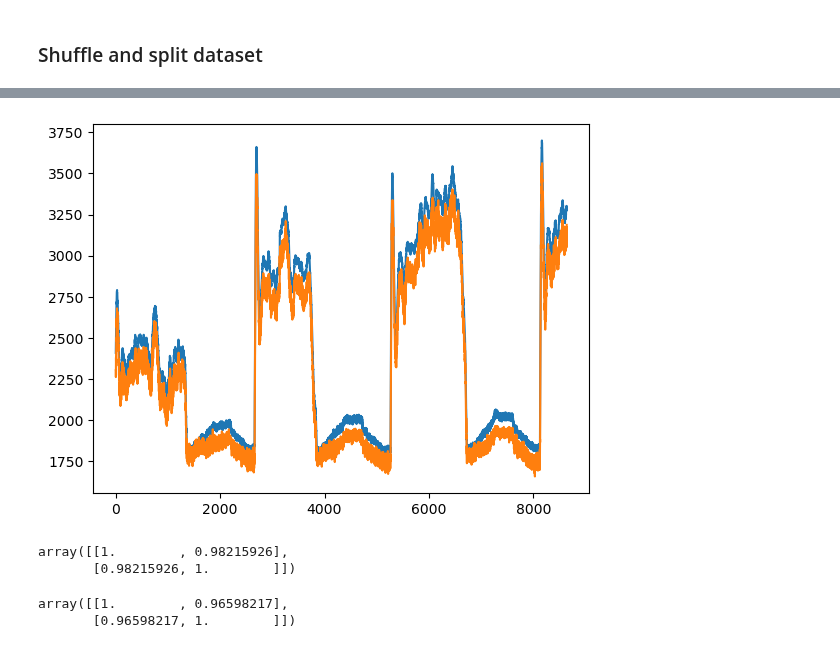
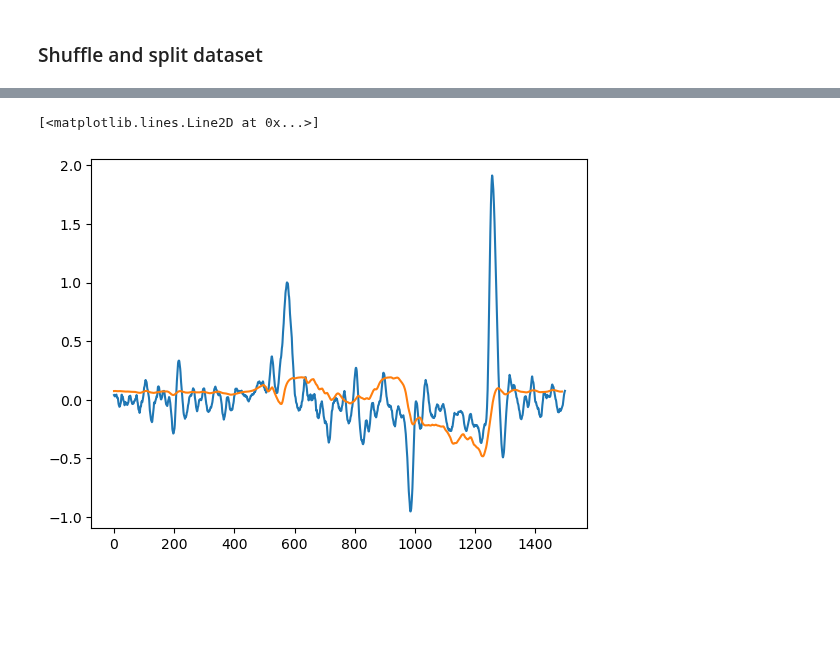
Before and after one commit to oStglnd/rise-gh, a Jupyter notebook: model/temp_model_v2.ipynb, the cells around one changed output, grey strips where cells are left out. Drawn from its saved outputs; the diff is of its cells as text; code cells hidden in the pictures; blank space fills up the shorter version.

Commit message:
Solid temp models!

```diff
--- a/model/temp_model_v2.ipynb
+++ b/model/temp_model_v2.ipynb
@@ -307,7 +406,6 @@ layerList = [
 # %%
 # lr = 0.005
 lr = 0.001
-model = tf.keras.models.Sequential(layers=layerList, name='model')
 model.compile(optimizer=tf.keras.optimizers.Adam(learning_rate=lr), loss="mse")
 model.summary()
 # %% [output]
@@ -331,8 +429,8 @@ _________________________________________________________________
 # %%
 trainHist = model.fit(
-    X_train,
+    [X_train, X_trainAux],
     Y_train,
-    epochs=20,
+    epochs=50,
     batch_size=128,
     validation_split=0.2,
     callbacks=[
@@ -368,4 +449,7 @@ INFO:tensorflow:Assets written to: C:\ml_projects\rise-gh.git\rise-gh\model\save
 # %%
-preds = model.predict(X_test)
-vis_preds = model.predict(test_seqs)
+preds = model.predict([X_test, X_testAux])
+vis_preds = model.predict([
+    test_sequences.astype('float64'),
+    test_auxData.astype('float64')
+])
 # %% [output]
@@ -453,16 +458,34 @@ plt.show()
-# %%
-plt.plot(test_seqs[:, -1, 0])
-plt.plot(test_seqs[:, -1, 1])
-plt.show()
-# %% [output]
-[figure, removed]
-# %%
-np.corrcoef(test_targets, np.squeeze(vis_preds))
-# %% [output]
-array([[1.        , 0.98215926],
-       [0.98215926, 1.        ]])
-# %%
-np.corrcoef(np.squeeze(preds), Y_test)
-# %% [output]
-array([[1.        , 0.96598217],
-       [0.96598217, 1.        ]])
+# %%
+# get data
+X = vis_preds.copy()
+n = len(X)
+
+# process variance, measurement variance
+Q = 1e-5
+R = 0.1**3
+
+xhat=np.zeros(n)      # a posteri estimate of x
+P=np.zeros(n)         # a posteri error estimate
+xhatminus=np.zeros(n) # a priori estimate of x
+Pminus=np.zeros(n)    # a priori error estimate
+K=np.zeros(n)         # gain or blending factor
+
+# intial guesses
+xhat[0] = X[0]
+P[0] = X[1]
+
+for k in range(1,n):
+    # time update
+    xhatminus[k] = xhat[k-1]
+    Pminus[k] = P[k-1]+Q
+
+    # measurement update
+    K[k] = Pminus[k]/( Pminus[k]+R )
+    xhat[k] = xhatminus[k]+K[k]*(X[k]-xhatminus[k])
+    P[k] = (1-K[k])*Pminus[k]
+# %%
+plt.plot(test_targets[-1500:])
+plt.plot(xhat[-1500:])
+# %% [output]
+[<matplotlib.lines.Line2D at 0x...>]
+[figure, added]
```
Also changed, not shown: parts of 70 cells of this notebook, 11 other files.
